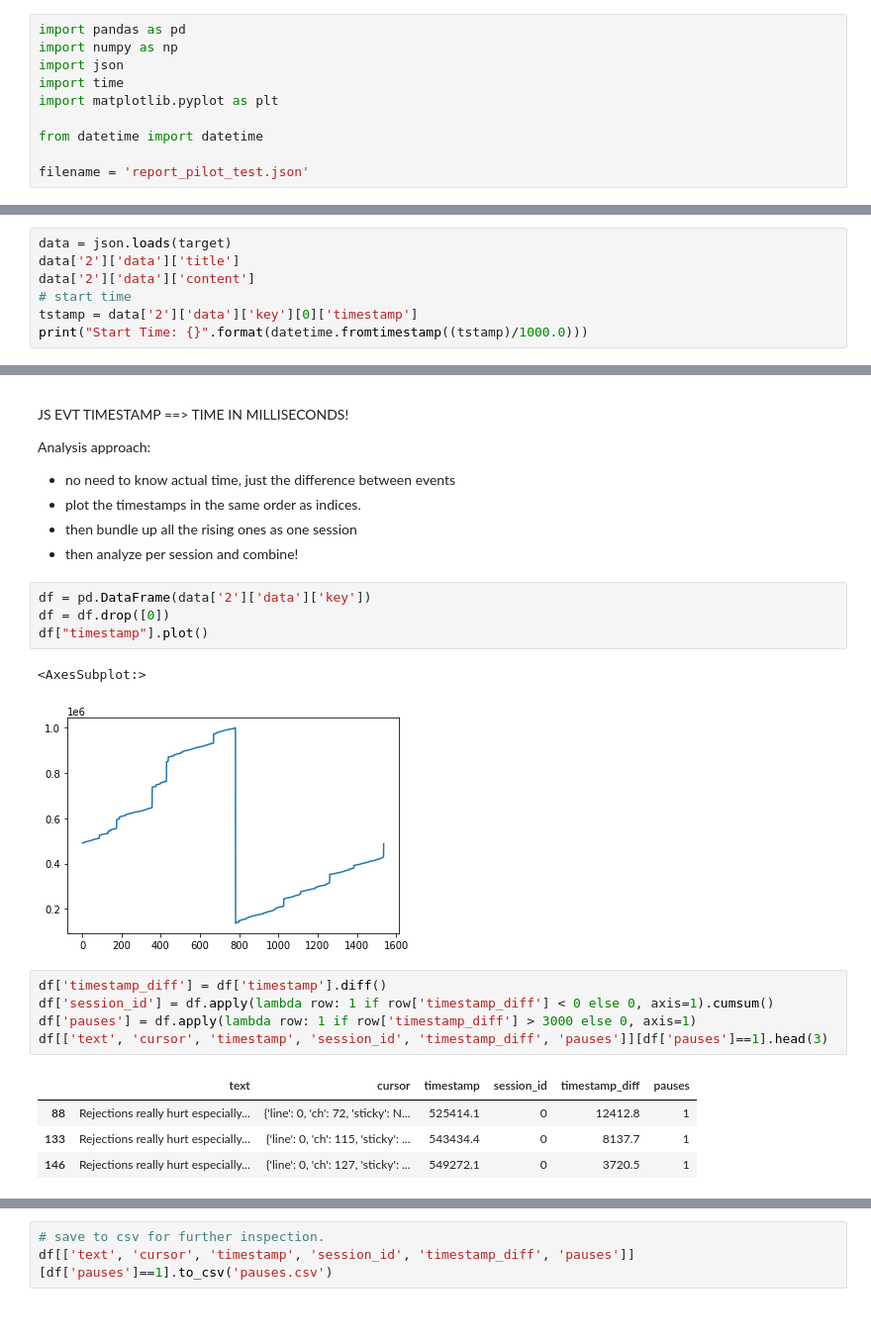
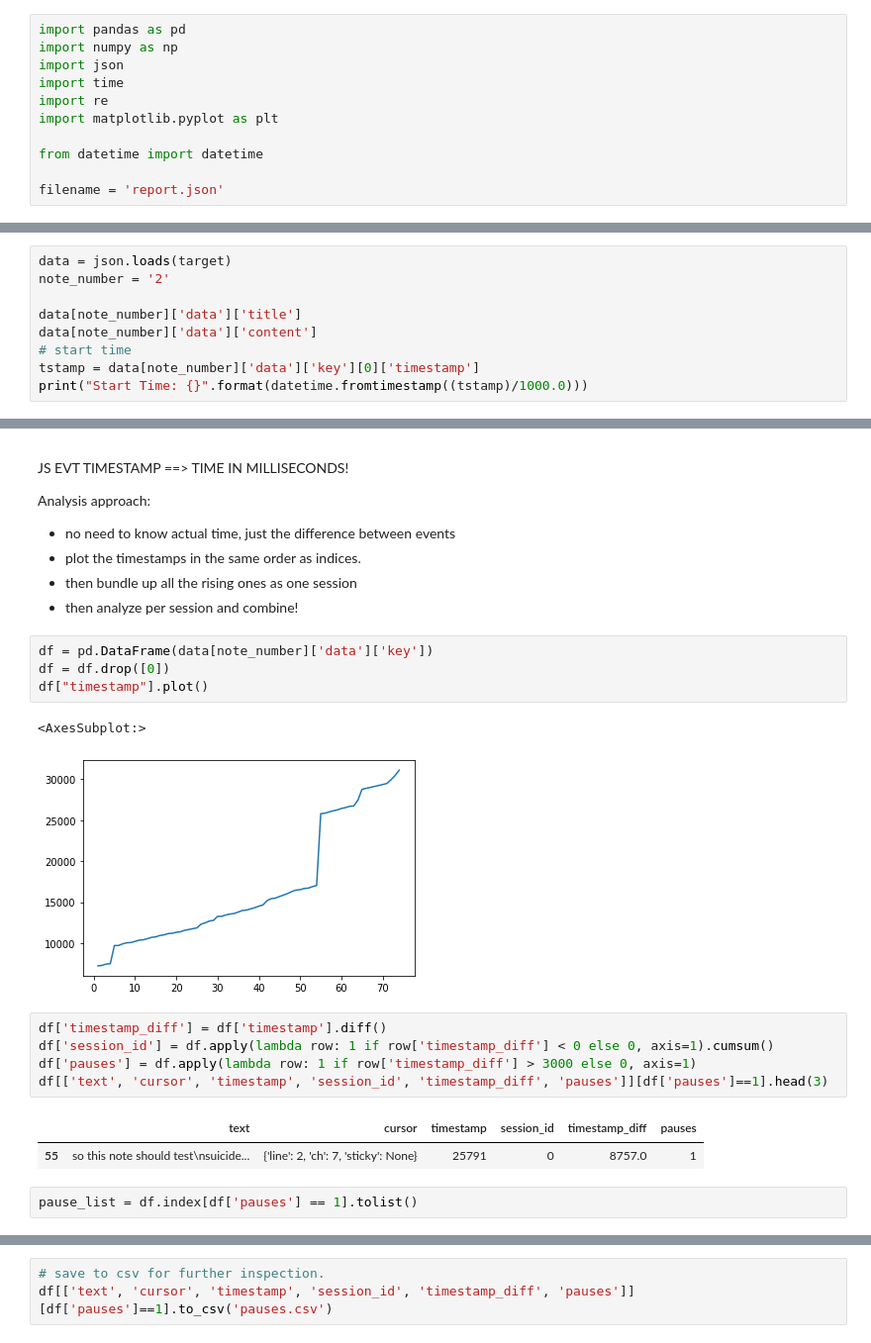
Before and after one commit to ucla-hci/journal, a Jupyter notebook: analytics/analysis.ipynb, the cells around one changed output, grey strips where cells are left out. Shown: that part at 99% size. Drawn from its saved outputs; the diff is of its cells as text; blank space fills up the shorter version.

```diff
--- a/analytics/analysis.ipynb
+++ b/analytics/analysis.ipynb
@@ -3,11 +3,12 @@ import pandas as pd
 import numpy as np
 import json
 import time
+import re
 import matplotlib.pyplot as plt
 
 from datetime import datetime
 
-filename = 'report_pilot_test.json'
+filename = 'report.json'
 # %%
 with open(filename, encoding="utf-8") as f:
     target = f.read()
@@ -14,8 +19,10 @@ with open(filename, encoding="utf-8") as f:
 # %%
 data = json.loads(target)
-data['2']['data']['title']
-data['2']['data']['content']
+note_number = '2'
+
+data[note_number]['data']['title']
+data[note_number]['data']['content']
 # start time
-tstamp = data['2']['data']['key'][0]['timestamp']
+tstamp = data[note_number]['data']['key'][0]['timestamp']
 print("Start Time: {}".format(datetime.fromtimestamp((tstamp)/1000.0)))
 # %% [output]
@@ -116,12 +139,12 @@ Analysis approach:
 - then bundle up all the rising ones as one session
 - then analyze per session and combine!
 # %%
-df = pd.DataFrame(data['2']['data']['key'])
+df = pd.DataFrame(data[note_number]['data']['key'])
 df = df.drop([0])
 df["timestamp"].plot()
 # %% [output]
 <AxesSubplot:>
-[figure, old version]
+[figure, new version]
 # %%
 df['timestamp_diff'] = df['timestamp'].diff()
 df['session_id'] = df.apply(lambda row: 1 if row['timestamp_diff'] < 0 else 0, axis=1).cumsum()
@@ -129,6 +152,6 @@ df['pauses'] = df.apply(lambda row: 1 if row['timestamp_diff'] > 3000 else 0, ax
 df[['text', 'cursor', 'timestamp', 'session_id', 'timestamp_diff', 'pauses']][df['pauses']==1].head(3)
 # %% [output]
 |  | text | cursor | timestamp | session_id | timestamp_diff | pauses |
-| 88 | Rejections really hurt especially... | {'line': 0, 'ch': 72, 'sticky': N... | 525414.1 | 0 | 12412.8 | 1 |
-| 133 | Rejections really hurt especially... | {'line': 0, 'ch': 115, 'sticky': ... | 543434.4 | 0 | 8137.7 | 1 |
-| 146 | Rejections really hurt especially... | {'line': 0, 'ch': 127, 'sticky': ... | 549272.1 | 0 | 3720.5 | 1 |
+| 55 | so this note should test\nsuicide... | {'line': 2, 'ch': 7, 'sticky': None} | 25791 | 0 | 8757.0 | 1 |
+# %%
+pause_list = df.index[df['pauses'] == 1].tolist()
```
Also changed, not shown: parts of 45 cells of this notebook, 3 other files.
